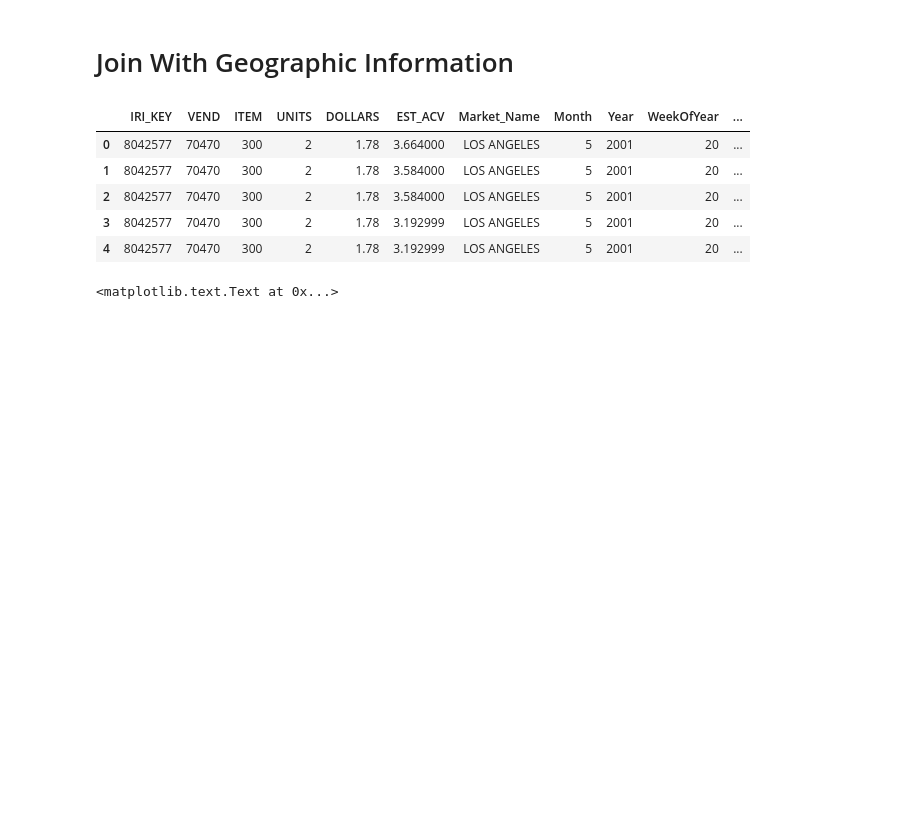
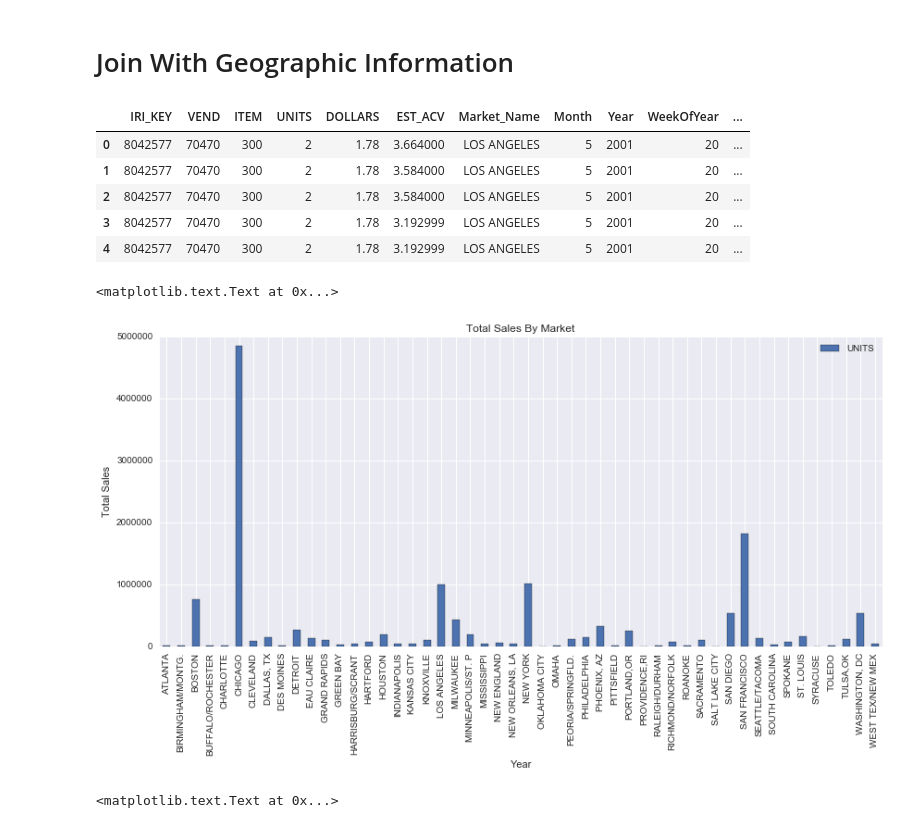
Before and after one commit to mGalarnyk/Machine_Learning_Froyo, a Jupyter notebook: Ryan/Project_Geographic_Location_Info.ipynb, the cells around one changed output. Saved outputs shown, nothing was run; the diff lists cells and outputs as text; code cells hidden in the pictures; blank space fills up the shorter version.

```diff
--- a/Ryan/Project_Geographic_Location_Info.ipynb
+++ b/Ryan/Project_Geographic_Location_Info.ipynb
@@ -330,4 +330,13 @@ drug_sales_geo.head()
 | 2 | 8042577 | 70470 | 300 | 2 | 1.78 | 3.584000 | LOS ANGELES | 5 | 2001 | 20 | ... |
 | 3 | 8042577 | 70470 | 300 | 2 | 1.78 | 3.192999 | LOS ANGELES | 5 | 2001 | 20 | ... |
 | 4 | 8042577 | 70470 | 300 | 2 | 1.78 | 3.192999 | LOS ANGELES | 5 | 2001 | 20 | ... |
+# %%
+Sales_By_Market = drug_sales_geo.groupby(['Market_Name']).sum()[['UNITS']]
+Sales_By_Market.plot(kind='bar',figsize=(14, 6), fontsize=10, sort_columns=True)
+plt.xlabel('Year')
+plt.ylabel('Total Sales')
+plt.title('Total Sales By Market')
+# %% [output]
+<matplotlib.text.Text at 0x...>
+[figure, added]
 # %%
```
Also changed, not shown: parts of 14 cells of this notebook.
